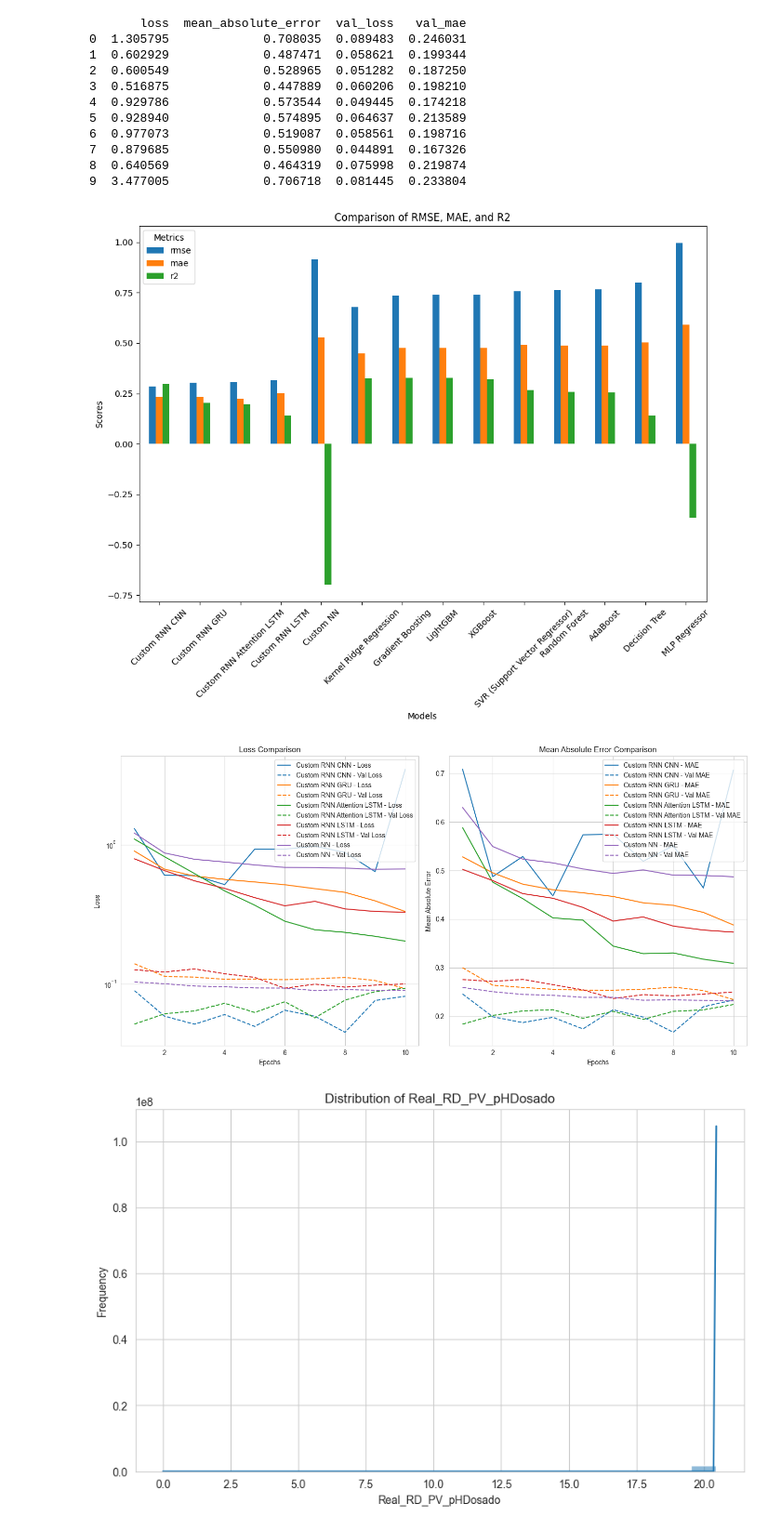
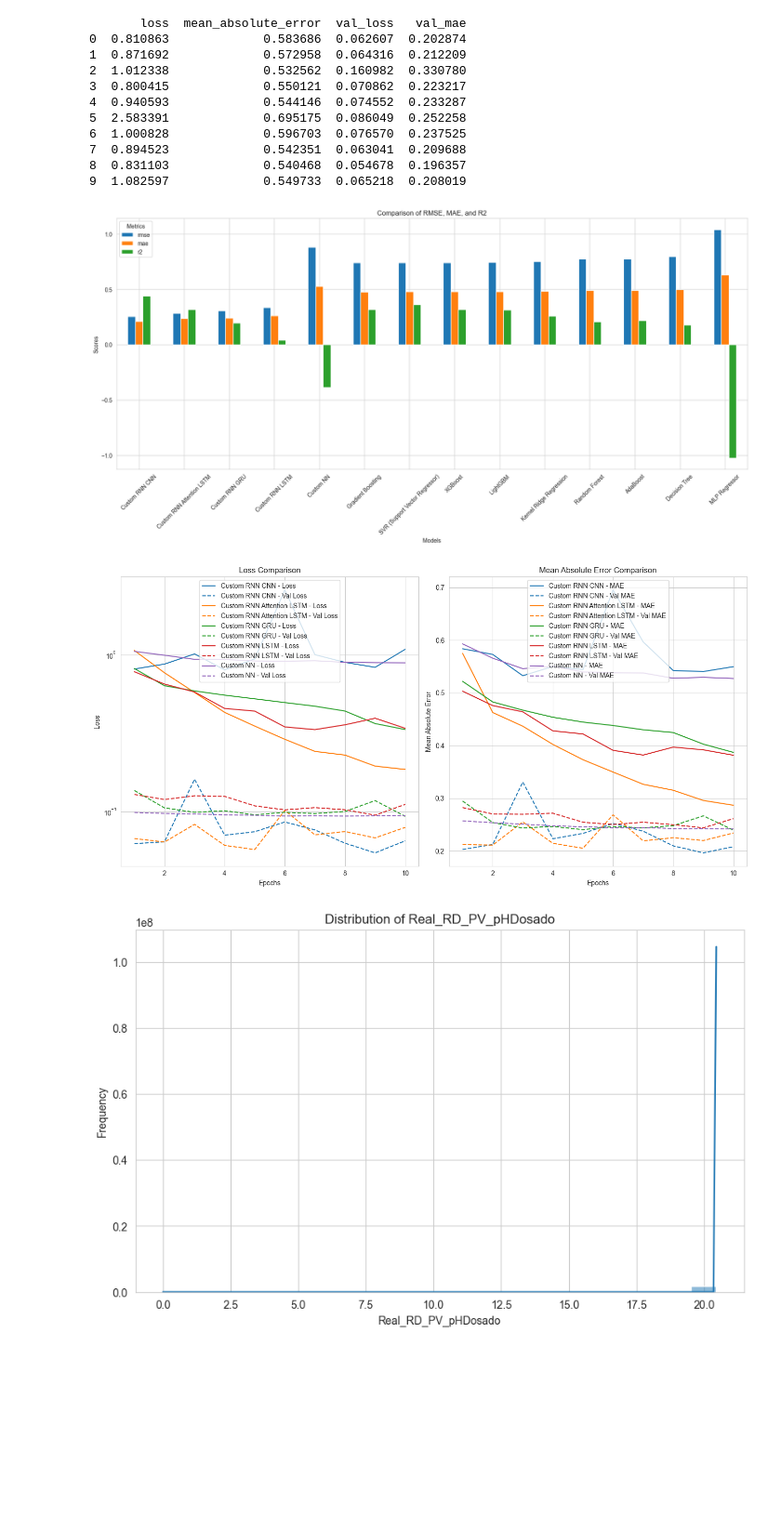
Before and after one commit to JoaoSGSiqueira/projeto_previsao_ph, a Jupyter notebook: visualization.ipynb, the cells around one changed output. Shown: that part at 93% size. Saved outputs shown, nothing was run; the diff lists cells and outputs as text; code cells hidden in the pictures; blank space fills up the shorter version.

Commit message:
run with 10k and visualization

```diff
--- a/visualization.ipynb
+++ b/visualization.ipynb
@@ -3,7 +3,7 @@ import pandas as pd
 from io import StringIO  # Import StringIO from the io module
 import matplotlib.pyplot as plt
 
-df = pd.read_csv('results_with_nn.csv')
+df = pd.read_csv('results_with_nn_all_data.csv')
 
 df['history'] = df['history'].apply(lambda x: pd.read_csv(StringIO(x), sep=r'\s+'))
 
@@ -11,33 +11,33 @@ df['history'] = df['history'].apply(lambda x: pd.read_csv(StringIO(x), sep=r'\s+
 print(df['history'][0])  # Shows the 'history' DataFrame from the first row
 # %% [output]
        loss  mean_absolute_error  val_loss   val_mae
-0  1.305795             0.708035  0.089483  0.246031
-1  0.602929             0.487471  0.058621  0.199344
-2  0.600549             0.528965  0.051282  0.187250
-3  0.516875             0.447889  0.060206  0.198210
-4  0.929786             0.573544  0.049445  0.174218
-5  0.928940             0.574895  0.064637  0.213589
-6  0.977073             0.519087  0.058561  0.198716
-7  0.879685             0.550980  0.044891  0.167326
-8  0.640569             0.464319  0.075998  0.219874
-9  3.477005             0.706718  0.081445  0.233804
+0  0.810863             0.583686  0.062607  0.202874
+1  0.871692             0.572958  0.064316  0.212209
+2  1.012338             0.532562  0.160982  0.330780
+3  0.800415             0.550121  0.070862  0.223217
+4  0.940593             0.544146  0.074552  0.233287
+5  2.583391             0.695175  0.086049  0.252258
+6  1.000828             0.596703  0.076570  0.237525
+7  0.894523             0.542351  0.063041  0.209688
+8  0.831103             0.540468  0.054678  0.196357
+9  1.082597             0.549733  0.065218  0.208019
 # %%
-df2 = pd.read_csv('results_regression_models.csv')
+df2 = pd.read_csv('results_regression_models_all_data.csv')
 
 
 df2 = df2[df2['model_name'] != 'Gaussian Process Regressor']
 
 combined_df = pd.concat([df, df2])
 
-combined_df.set_index('model_name')[['rmse', 'mae', 'r2']].plot(kind='bar', figsize=(12, 8))
+combined_df.set_index('model_name')[['rmse', 'mae', 'r2']].plot(kind='bar', figsize=(20, 8))
 plt.title('Comparison of RMSE, MAE, and R2')
 plt.ylabel('Scores')
 plt.xlabel('Models')
 plt.xticks(rotation=45)
 plt.legend(title='Metrics')
 plt.show()
 # %% [output]
-[figure, old version]
+[figure, new version]
 # %%
 import matplotlib.pyplot as plt
 import seaborn as sns
@@ -95,7 +95,7 @@ def visualize_training_history(results_df):
 # Call the function with your DataFrame
 visualize_training_history(df)
 # %% [output]
-[figure, old version]
+[figure, new version]
 # %%
 #Load the data
 df3 = pd.read_csv('Dados Brutos pHDosado - Completo.csv')
```
Also changed, not shown: 6 other files.
